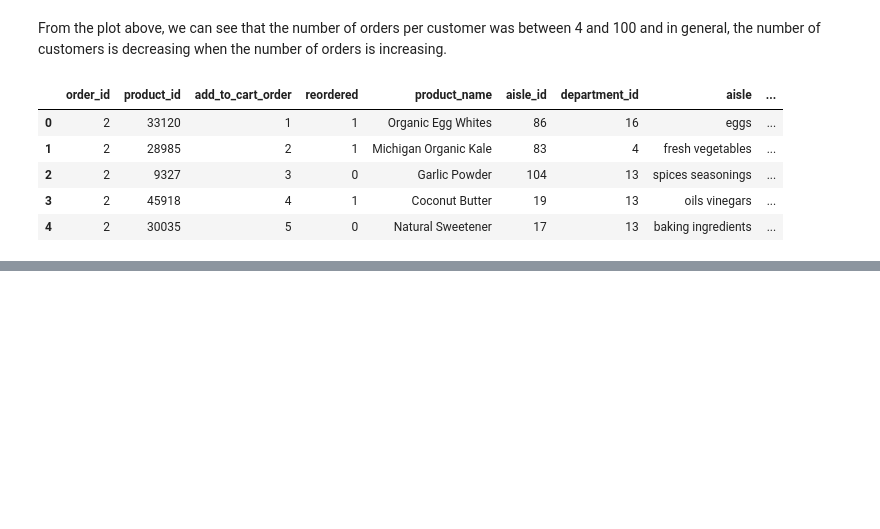
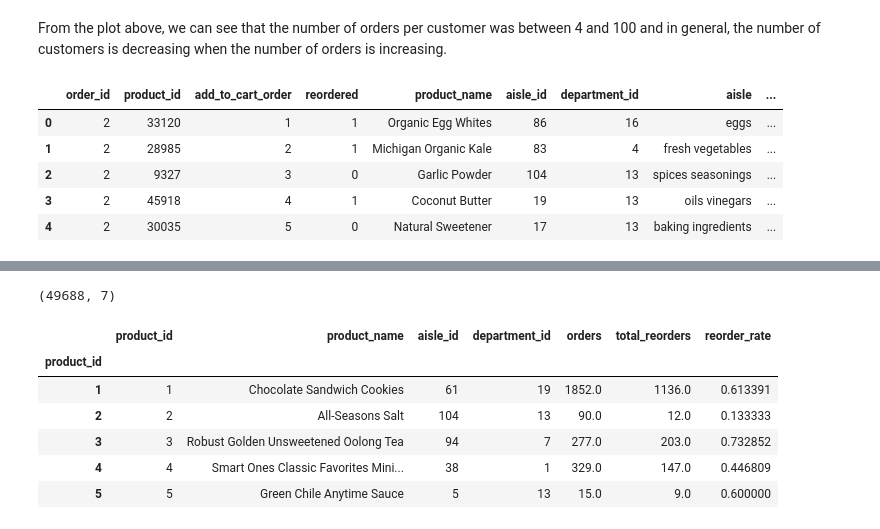
Before and after one commit to mariosamalo/SpringBoard, a Jupyter notebook: instacart_2017_05_01/Instacart .ipynb, the cells around one changed output, grey strips where cells are left out. Drawn from its saved outputs; the diff is of its cells as text; code cells hidden in the pictures; blank space fills up the shorter version.

```diff
--- a/instacart_2017_05_01/Instacart .ipynb
+++ b/instacart_2017_05_01/Instacart .ipynb
@@ -303,0 +351,20 @@ merged_order_products__prior.head()
+# %%
+#product level variables
+products_temp = pd.DataFrame()
+products_temp['orders'] = merged.groupby('product_id').size()
+products_temp['total_reorders'] = merged['reordered'].groupby(merged.product_id).sum()
+products_temp['reorder_rate'] = products_temp['total_reorders'] / products_temp['orders']
+products = products.join(products_temp, on='product_id')
+products.set_index('product_id', drop=False, inplace=True)
+del products_temp
+print(products.shape)
+products.head()
+# %% [output]
+(49688, 7)
+|  | product_id | product_name | aisle_id | department_id | orders | total_reorders | reorder_rate |
+| product_id |  |  |  |  |  |  |  |
+| 1 | 1 | Chocolate Sandwich Cookies | 61 | 19 | 1852.0 | 1136.0 | 0.613391 |
+| 2 | 2 | All-Seasons Salt | 104 | 13 | 90.0 | 12.0 | 0.133333 |
+| 3 | 3 | Robust Golden Unsweetened Oolong Tea | 94 | 7 | 277.0 | 203.0 | 0.732852 |
+| 4 | 4 | Smart Ones Classic Favorites Mini... | 38 | 1 | 329.0 | 147.0 | 0.446809 |
+| 5 | 5 | Green Chile Anytime Sauce | 5 | 13 | 15.0 | 9.0 | 0.600000 |
```
Also changed, not shown: parts of 23 cells of this notebook.
